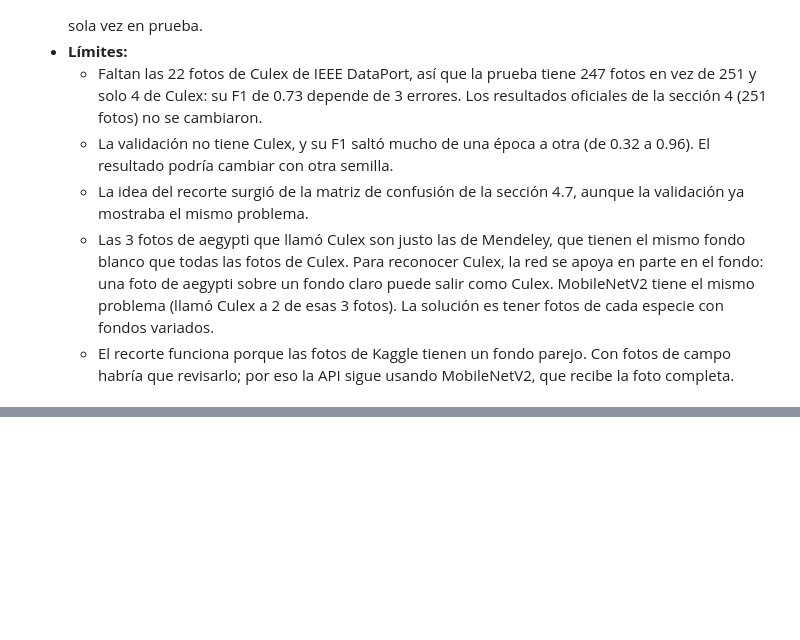
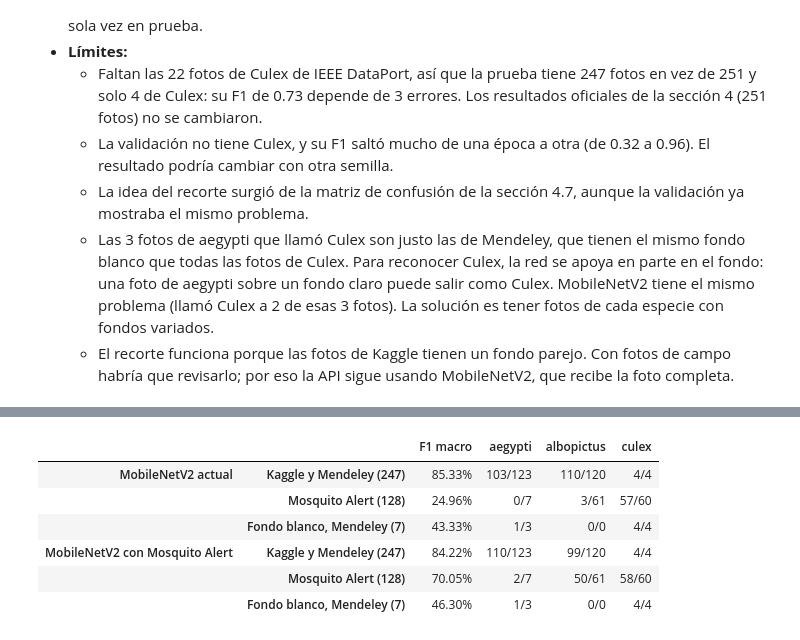
Before and after one commit to GaboSM1507/Proyecto-VectorIA, a Jupyter notebook: notebooks/02_CNN_Mosquitos.ipynb, the cells around one changed output, grey strips where cells are left out. Saved outputs shown, nothing was run; the diff lists cells and outputs as text; code cells hidden in the pictures; blank space fills up the shorter version.

```diff
--- a/notebooks/02_CNN_Mosquitos.ipynb
+++ b/notebooks/02_CNN_Mosquitos.ipynb
@@ -1088,0 +1283,25 @@ print(json.dumps(resultados_json['experimento_recorte'], indent=2, ensure_ascii=
+# %%
+grupos_prueba = {
+    'Kaggle y Mendeley (247)': test_x,
+    f'Mosquito Alert ({len(ma_test_p)})': ma_test_p,
+    'Fondo blanco, Mendeley (7)': test_x[test_x['fuente'] == 'mendeley'].reset_index(drop=True),
+}
+resumen_ma = {}
+for nombre_modelo, modelo in [('MobileNetV2 actual', mobilenet_actual), ('MobileNetV2 con Mosquito Alert', mobilenet_ma)]:
+    for nombre_grupo, datos in grupos_prueba.items():
+        f1, pred = f1_de(modelo, datos)
+        aciertos = {c: f'{int(((pred == i) & (datos["etiqueta"] == i)).sum())}/{int((datos["etiqueta"] == i).sum())}'
+                    for i, c in enumerate(CLASES)}
+        resumen_ma[(nombre_modelo, nombre_grupo)] = {'f1_macro': round(float(f1), 4), 'aciertos': aciertos,
+                                                    'matriz_confusion': confusion_matrix(datos['etiqueta'], pred,
+                                                                                         labels=[0, 1, 2]).tolist()}
+tabla_ma = pd.DataFrame({k: {'F1 macro': f'{v["f1_macro"]:.2%}', **v['aciertos']} for k, v in resumen_ma.items()}).T
+tabla_ma
+# %% [output]
+|  |  | F1 macro | aegypti | albopictus | culex |
+| MobileNetV2 actual | Kaggle y Mendeley (247) | 85.33% | 103/123 | 110/120 | 4/4 |
+|  | Mosquito Alert (128) | 24.96% | 0/7 | 3/61 | 57/60 |
+|  | Fondo blanco, Mendeley (7) | 43.33% | 1/3 | 0/0 | 4/4 |
+| MobileNetV2 con Mosquito Alert | Kaggle y Mendeley (247) | 84.22% | 110/123 | 99/120 | 4/4 |
+|  | Mosquito Alert (128) | 70.05% | 2/7 | 50/61 | 58/60 |
+|  | Fondo blanco, Mendeley (7) | 46.30% | 1/3 | 0/0 | 4/4 |
```
Also changed, not shown: parts of 15 cells of this notebook, 6 other files.
